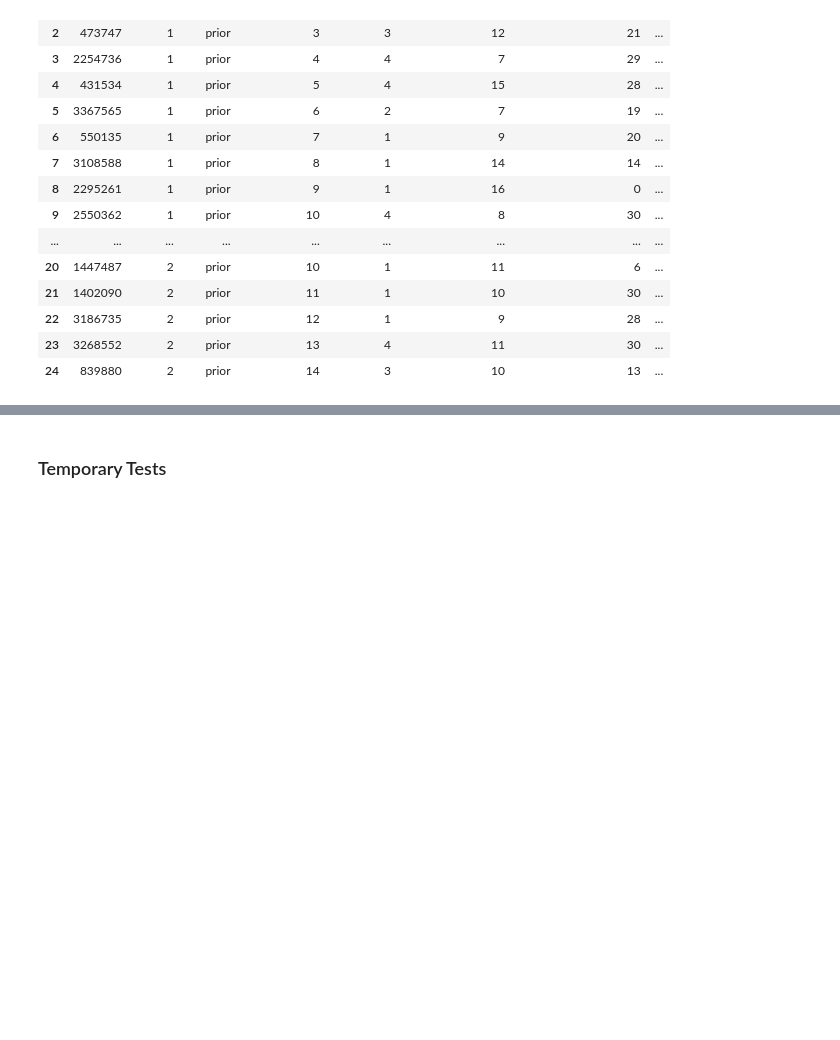
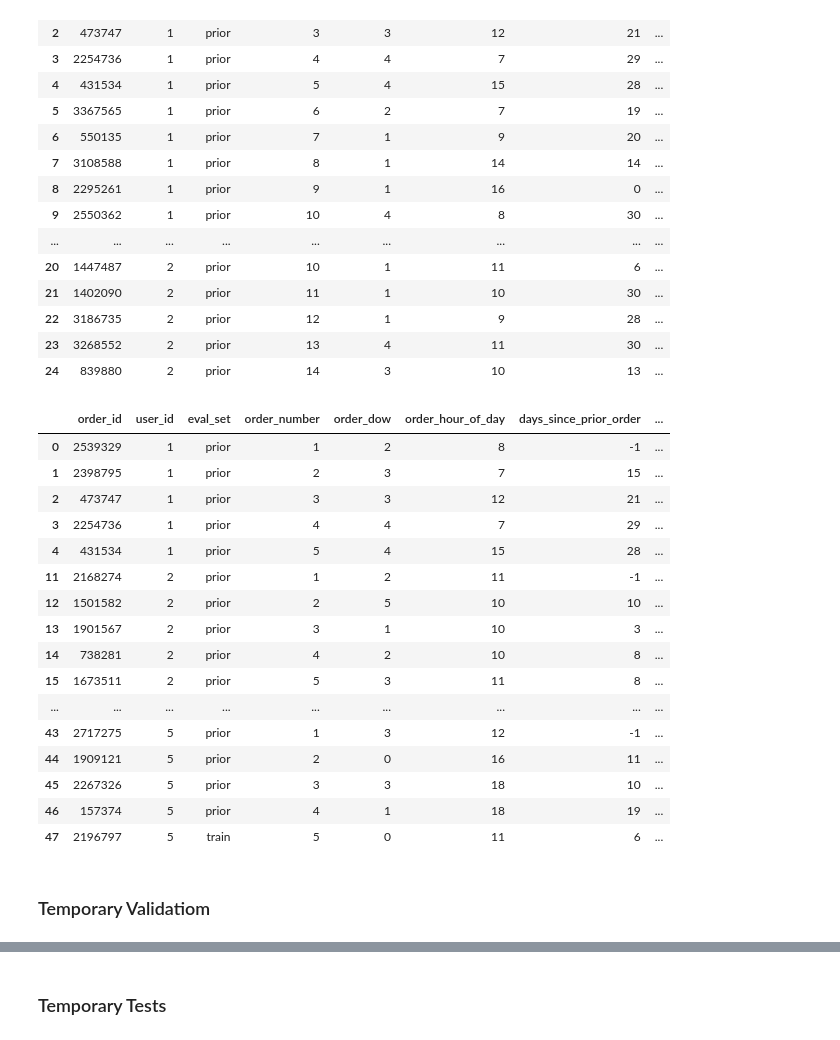
Before and after one commit to d-schneid/binary-tip-classification, a Jupyter notebook: team_07_project_submission.ipynb, the cells around one changed output, grey strips where cells are left out. Cells and saved outputs as stored; diff of their text form; code cells hidden in the pictures; blank space fills up the shorter version.

```diff
--- a/team_07_project_submission.ipynb
+++ b/team_07_project_submission.ipynb
@@ -63,3 +65,30 @@ data_store.get_orders_tip().head(25)
 | 22 | 3186735 | 2 | prior | 12 | 1 | 9 | 28 | ... |
 | 23 | 3268552 | 2 | prior | 13 | 4 | 11 | 30 | ... |
 | 24 | 839880 | 2 | prior | 14 | 3 | 10 | 13 | ... |
+# %%
+order_ids = data_store.get_orders_tip().groupby('user_id')['order_id'].head(5)
+data_store.set_data_subset(order_ids)
+
+# Dynamic Features
+# %%
+data_store.get_orders_tip_subset().head(25)
+# %% [output]
+|  | order_id | user_id | eval_set | order_number | order_dow | order_hour_of_day | days_since_prior_order | ... |
+| 0 | 2539329 | 1 | prior | 1 | 2 | 8 | -1 | ... |
+| 1 | 2398795 | 1 | prior | 2 | 3 | 7 | 15 | ... |
+| 2 | 473747 | 1 | prior | 3 | 3 | 12 | 21 | ... |
+| 3 | 2254736 | 1 | prior | 4 | 4 | 7 | 29 | ... |
+| 4 | 431534 | 1 | prior | 5 | 4 | 15 | 28 | ... |
+| 11 | 2168274 | 2 | prior | 1 | 2 | 11 | -1 | ... |
+| 12 | 1501582 | 2 | prior | 2 | 5 | 10 | 10 | ... |
+| 13 | 1901567 | 2 | prior | 3 | 1 | 10 | 3 | ... |
+| 14 | 738281 | 2 | prior | 4 | 2 | 10 | 8 | ... |
+| 15 | 1673511 | 2 | prior | 5 | 3 | 11 | 8 | ... |
+| ... | ... | ... | ... | ... | ... | ... | ... | ... |
+| 43 | 2717275 | 5 | prior | 1 | 3 | 12 | -1 | ... |
+| 44 | 1909121 | 5 | prior | 2 | 0 | 16 | 11 | ... |
+| 45 | 2267326 | 5 | prior | 3 | 3 | 18 | 10 | ... |
+| 46 | 157374 | 5 | prior | 4 | 1 | 18 | 19 | ... |
+| 47 | 2196797 | 5 | train | 5 | 0 | 11 | 6 | ... |
+# %% [markdown]
+### Temporary Validatiom
```
Also changed, not shown: parts of 8 cells of this notebook, 7 other files.
